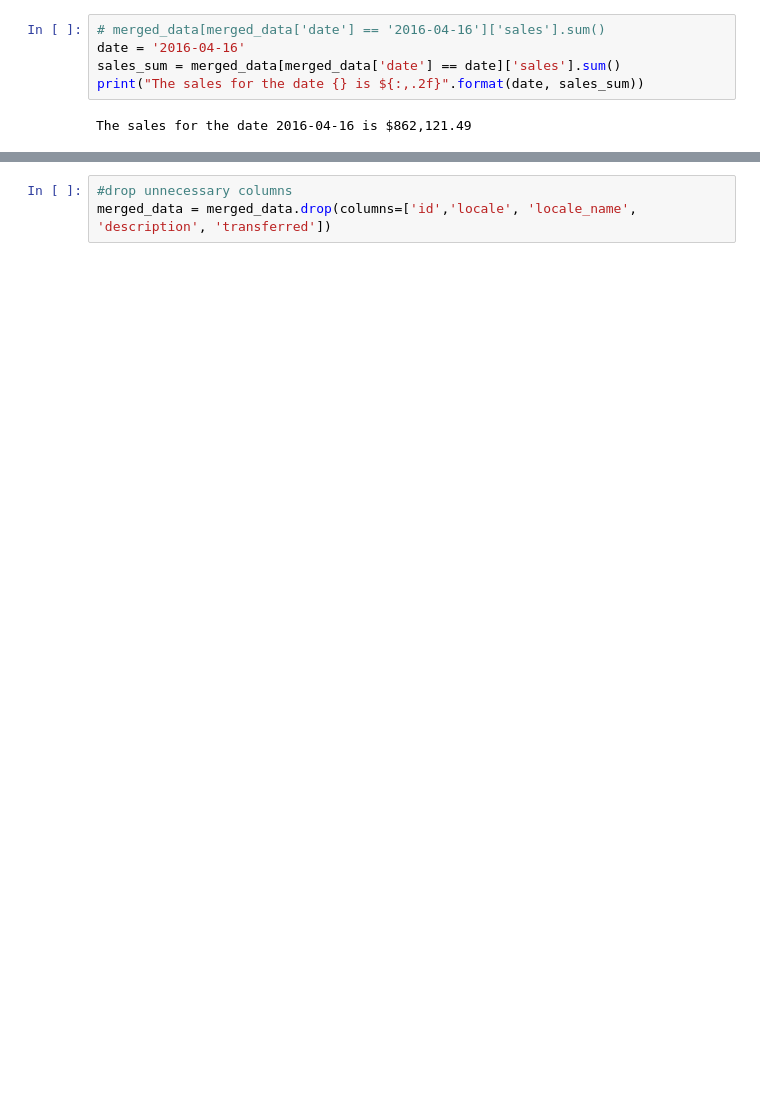
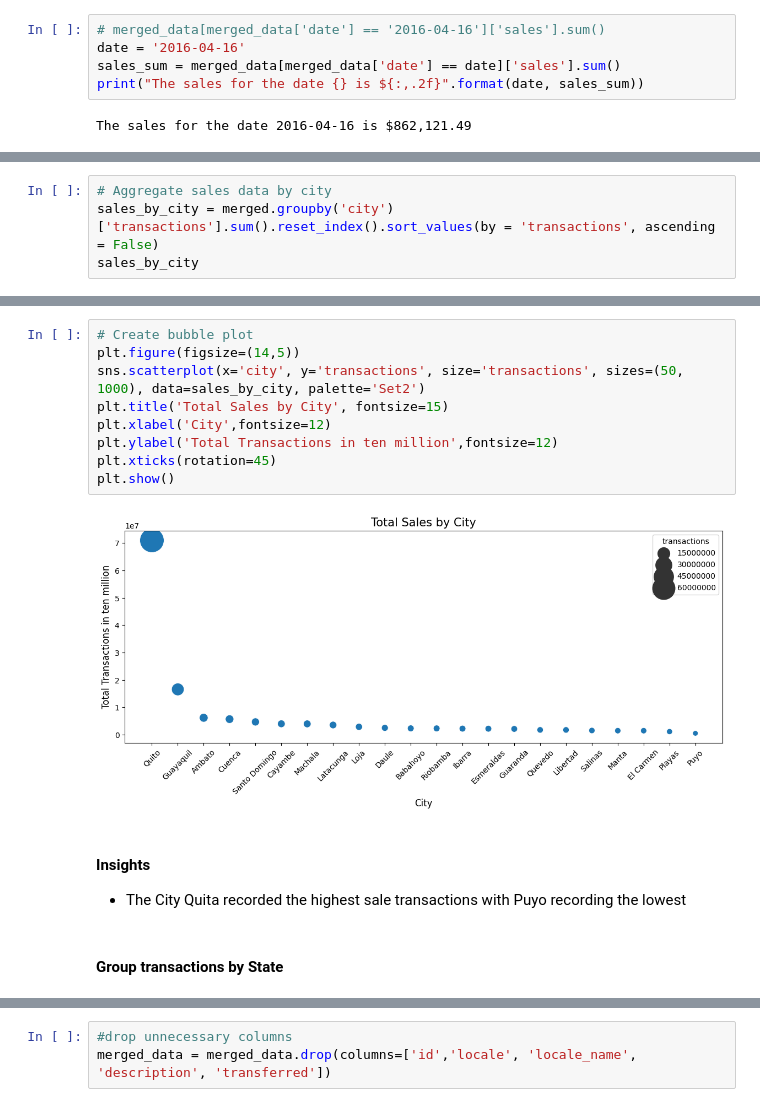
Before and after one commit to DeeeTeeee/Store-Sales-Time-Series-Forecasting, a Jupyter notebook: Store_Sales_Time_Series_Forecasting.ipynb, the cells around one changed output, grey strips where cells are left out. Drawn from its saved outputs; the diff is of its cells as text; blank space fills up the shorter version.

```diff
--- a/Store_Sales_Time_Series_Forecasting.ipynb
+++ b/Store_Sales_Time_Series_Forecasting.ipynb
@@ -559,0 +503,4 @@ merged_data.sample(2)
+# %%
+# Aggregate sales data by city
+sales_by_city = merged.groupby('city')['transactions'].sum().reset_index().sort_values(by = 'transactions', ascending = False)
+sales_by_city
@@ -559,0 +525,17 @@ merged_data.sample(2)
+# %%
+# Create bubble plot
+plt.figure(figsize=(14,5))
+sns.scatterplot(x='city', y='transactions', size='transactions', sizes=(50, 1000), data=sales_by_city, palette='Set2')
+plt.title('Total Sales by City', fontsize=15)
+plt.xlabel('City',fontsize=12)
+plt.ylabel('Total Transactions in ten million',fontsize=12)
+plt.xticks(rotation=45)
+plt.show()
+# %% [output]
+[figure, added]
+# %% [markdown]
+#### Insights
+
+* The City Quita recorded the highest sale transactions with Puyo recording the lowest
+# %% [markdown]
+#### Group transactions by State
```
Also changed, not shown: parts of 146 cells of this notebook.
